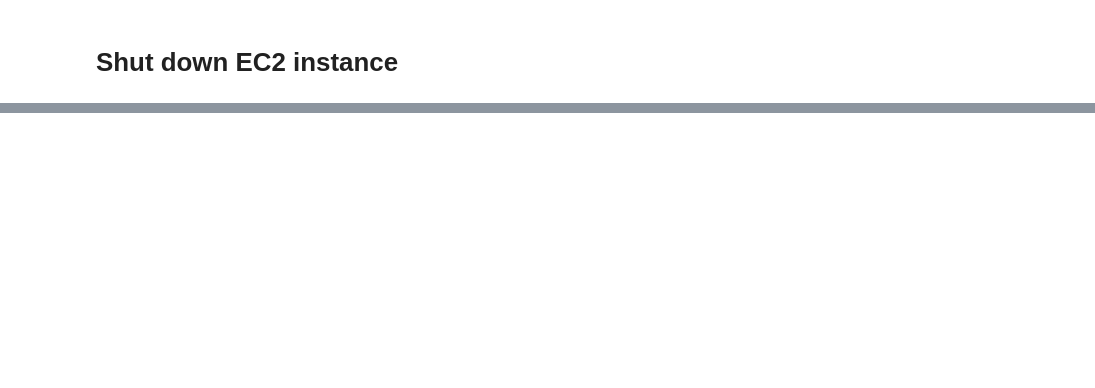
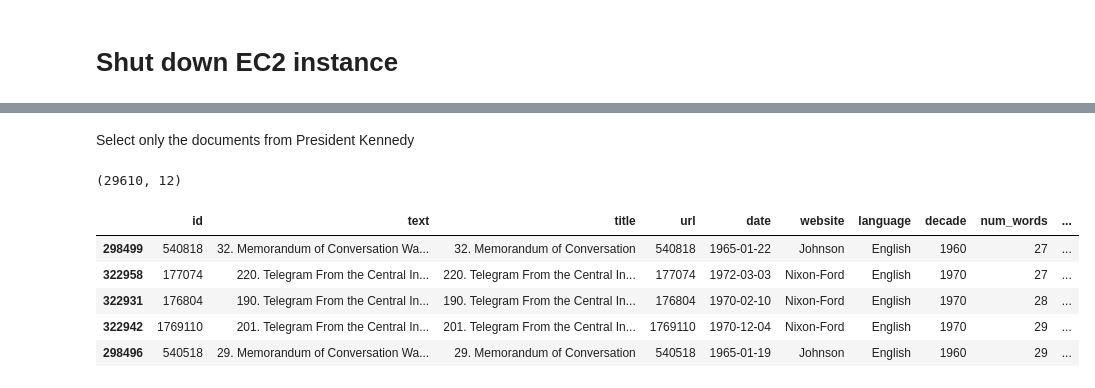
Before and after one commit to DesiPilla/frus-event-exctraction, a Jupyter notebook: MongoDB_Setup.ipynb, the cells around one changed output, grey strips where cells are left out. Saved outputs shown, nothing was run; the diff lists cells and outputs as text; code cells hidden in the pictures; blank space fills up the shorter version.

```diff
--- a/MongoDB_Setup.ipynb
+++ b/MongoDB_Setup.ipynb
@@ -185,0 +571,15 @@ print('The EC2 instance has been stopped.')
+# %% [markdown]
+Select only the documents from President Kennedy
+# %%
+president_list = ["Johnson", "Nixon-Ford"]
+sub = all_presidents[all_presidents.website.isin(president_list)].sort_values(by="num_words")
+print(sub.shape)
+sub.head()
+# %% [output]
+(29610, 12)
+|  | id | text | title | url | date | website | language | decade | num_words | ... |
+| 298499 | 540818 | 32. Memorandum of Conversation Wa... | 32. Memorandum of Conversation | 540818 | 1965-01-22 | Johnson | English | 1960 | 27 | ... |
+| 322958 | 177074 | 220. Telegram From the Central In... | 220. Telegram From the Central In... | 177074 | 1972-03-03 | Nixon-Ford | English | 1970 | 27 | ... |
+| 322931 | 176804 | 190. Telegram From the Central In... | 190. Telegram From the Central In... | 176804 | 1970-02-10 | Nixon-Ford | English | 1970 | 28 | ... |
+| 322942 | 1769110 | 201. Telegram From the Central In... | 201. Telegram From the Central In... | 1769110 | 1970-12-04 | Nixon-Ford | English | 1970 | 29 | ... |
+| 298496 | 540518 | 29. Memorandum of Conversation Wa... | 29. Memorandum of Conversation | 540518 | 1965-01-19 | Johnson | English | 1960 | 29 | ... |
```
Also changed, not shown: parts of 75 cells of this notebook.
